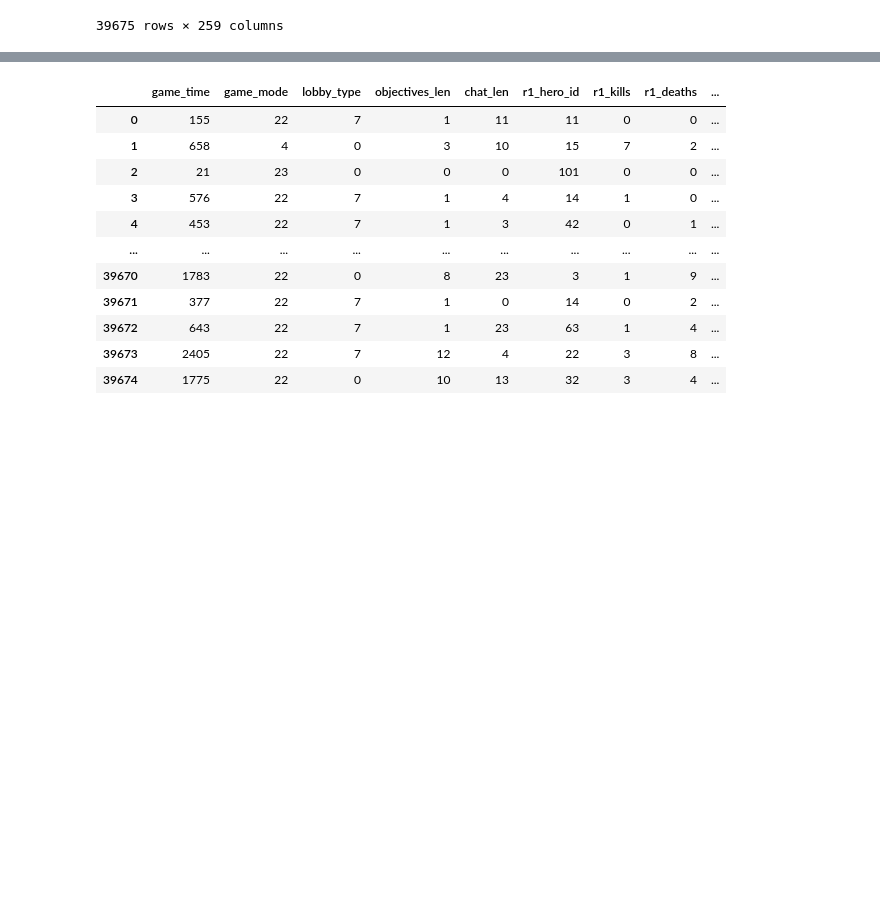
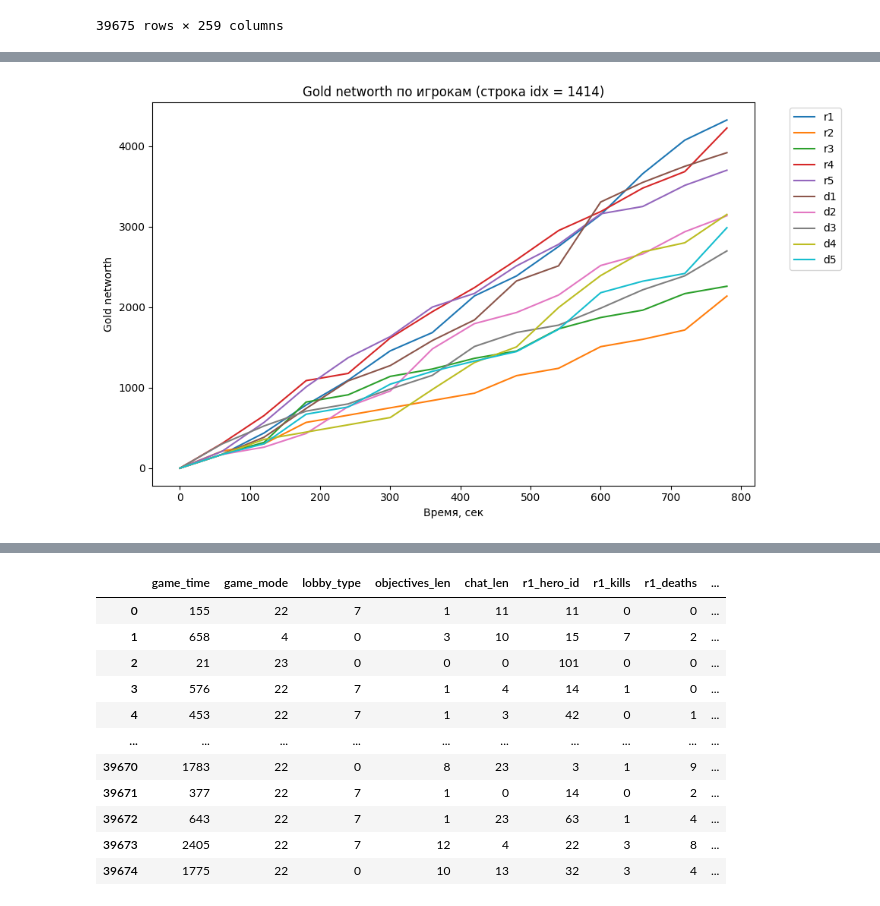
Before and after one commit to matevosovp/Dota-2-winner-prediction, a Jupyter notebook: Dota2winnerPrediction.ipynb, the cells around one changed output, grey strips where cells are left out. Drawn from its saved outputs; the diff is of its cells as text; code cells hidden in the pictures; blank space fills up the shorter version.

```diff
--- a/Dota2winnerPrediction.ipynb
+++ b/Dota2winnerPrediction.ipynb
@@ -90,0 +271,4 @@ df_feats
+# %%
+plot_match_timeseries(raw_features, idx=1414, metric="gold_t")
+# %% [output]
+[figure, added]
```
Also changed, not shown: parts of 29 cells of this notebook.
